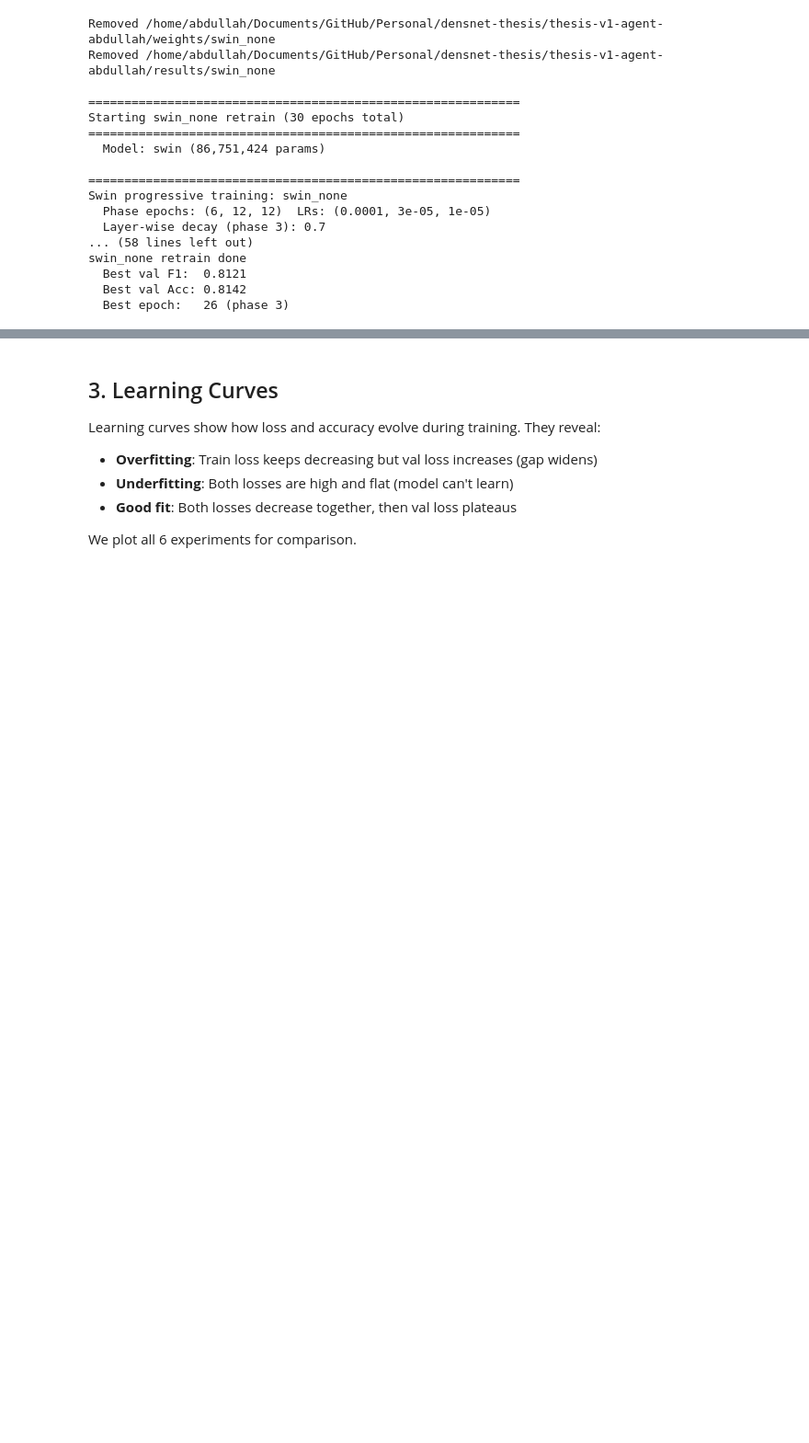
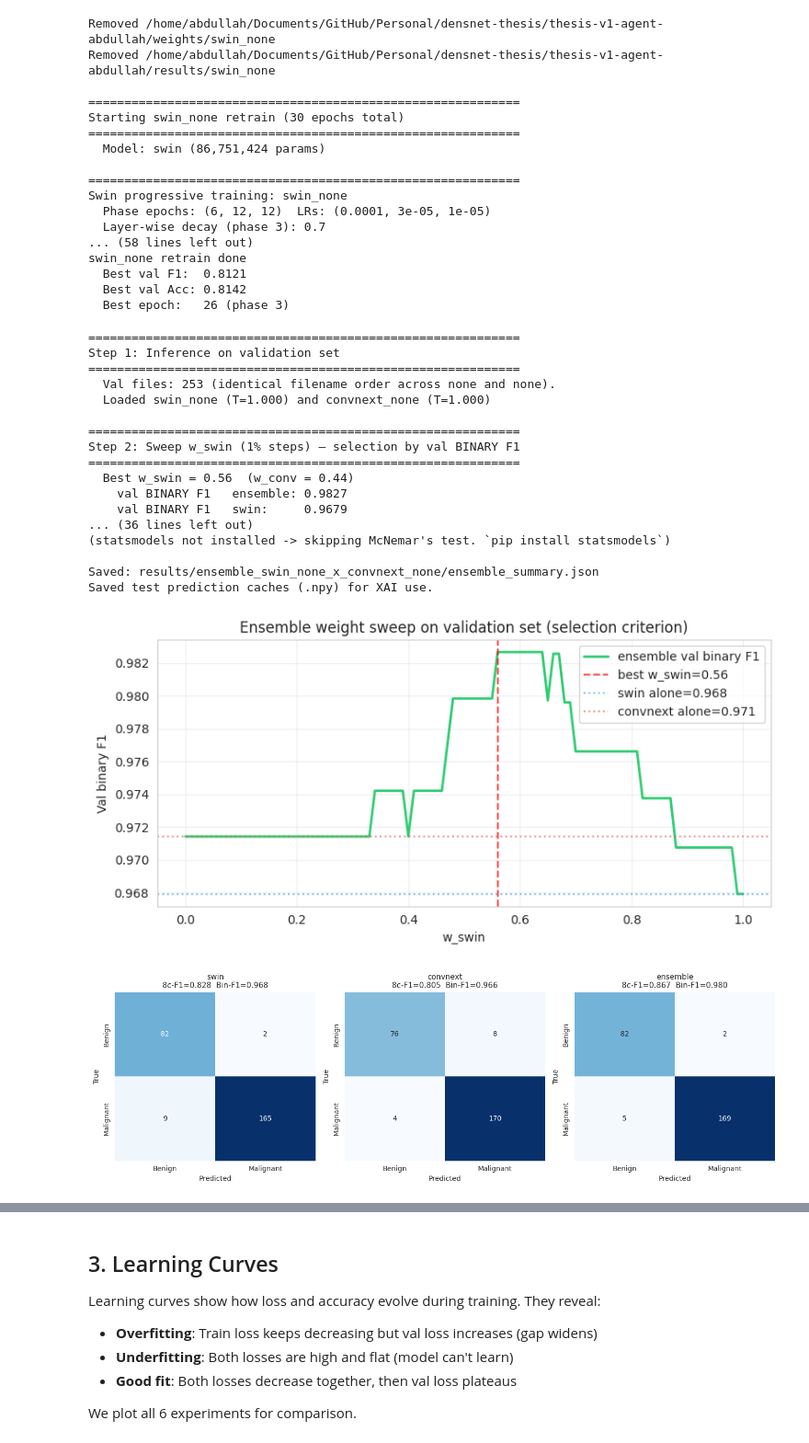
Before and after one commit to faz-99/densnet-thesis, a Jupyter notebook: thesis-v1-agent-abdullah/03_training.ipynb, the cells around one changed output, grey strips where cells are left out. Shown at 92% size. Cells and saved outputs as stored; diff of their text form; code cells hidden in the pictures; blank space fills up the shorter version.

```diff
--- a/thesis-v1-agent-abdullah/03_training.ipynb
+++ b/thesis-v1-agent-abdullah/03_training.ipynb
@@ -475,7 +475,7 @@ from src.config import (
 from src.models import get_model
 
 # === Configuration ===
-SWIN_EXP, SWIN_STAIN = "swin_macenko", "macenko"
+SWIN_EXP, SWIN_STAIN = "swin_none", "none"
 CONV_EXP, CONV_STAIN = "convnext_none", "none"
 ENSEMBLE_NAME        = f"ensemble_{SWIN_EXP}_x_{CONV_EXP}"
 
@@ -748,30 +748,50 @@ plt.show()
 # Three 2x2 confusion matrices
 fig, axes = plt.subplots(1, 3, figsize=(14, 4.5))
 for ax, name in zip(axes, ("swin", "convnext", "ensemble")):
     cm = results[name]["cm_binary"]
     sns.heatmap(cm, annot=True, fmt="d", cmap="Blues",
                 xticklabels=["Benign", "Malignant"], yticklabels=["Benign", "Malignant"],
                 ax=ax, cbar=False)
     ax.set_title(f"{name}\n8c-F1={results[name]['f1_8class']:.3f}  "
                  f"Bin-F1={results[name]['f1_binary']:.3f}", fontsize=11)
     ax.set_xlabel("Predicted"); ax.set_ylabel("True")
 plt.tight_layout()
 plt.savefig(os.path.join(FIGURES_DIR, f"{ENSEMBLE_NAME}_confusion_binary.png"), dpi=150, bbox_inches="tight")
 plt.show()
 
 # ROC curves (binary)
 fig, ax = plt.subplots(figsize=(7, 7))
 for name, color in [("swin", "#3498db"), ("convnext", "#e74c3c"), ("ensemble", "#2ecc71")]:
     fpr, tpr, _ = roc_curve(test_binary, results[name]["malig_score"])
     ax.plot(fpr, tpr, color=color, linewidth=2,
             label=f"{name} (AUC={results[name]['auc_binary']:.3f})")
 ax.plot([0, 1], [0, 1], "k--", alpha=0.4)
 ax.set_xlabel("False Positive Rate"); ax.set_ylabel("True Positive Rate")
 ax.set_title("ROC: benign vs malignant (test set)")
 ax.legend(loc="lower right"); ax.grid(alpha=0.3)
 plt.tight_layout()
 plt.savefig(os.path.join(FIGURES_DIR, f"{ENSEMBLE_NAME}_roc.png"), dpi=150, bbox_inches="tight")
 plt.show()
 
 del swin_model, conv_model
 torch.cuda.empty_cache()
+# %% [output]
+============================================================
+Step 1: Inference on validation set
+============================================================
+  Val files: 253 (identical filename order across none and none).
+  Loaded swin_none (T=1.000) and convnext_none (T=1.000)
+
+============================================================
+Step 2: Sweep w_swin (1% steps) — selection by val BINARY F1
+============================================================
+  Best w_swin = 0.56  (w_conv = 0.44)
+    val BINARY F1   ensemble: 0.9827
+    val BINARY F1   swin:     0.9679
+... (36 lines left out)
+(statsmodels not installed -> skipping McNemar's test. `pip install statsmodels`)
+
+Saved: results/ensemble_swin_none_x_convnext_none/ensemble_summary.json
+Saved test prediction caches (.npy) for XAI use.
+[figure, added]
+[figure, added]
```
Also changed, not shown: parts of 15 cells of this notebook, 3 other files.
